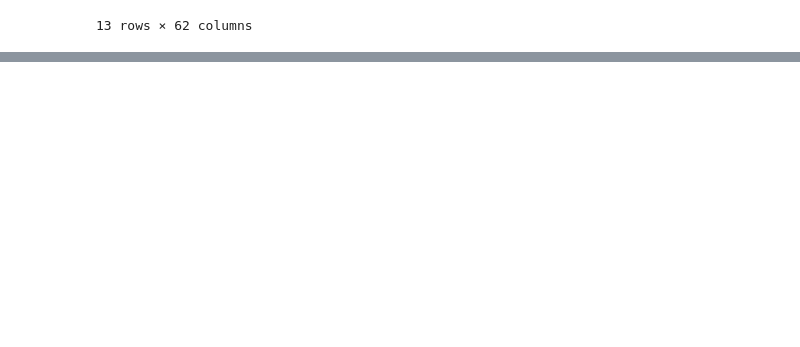
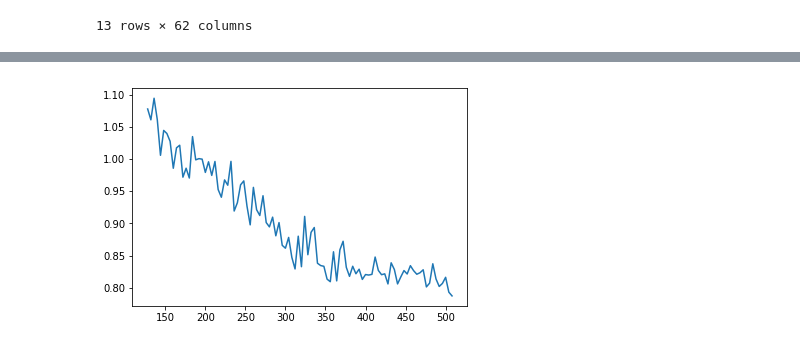
Before and after one commit to jelandes19/LSTMsAndInterpretability, a Jupyter notebook: PitchPredictionLSTM.ipynb, the cells around one changed output, grey strips where cells are left out. Cells and saved outputs as stored; diff of their text form; code cells hidden in the pictures; blank space fills up the shorter version.

```diff
--- a/PitchPredictionLSTM.ipynb
+++ b/PitchPredictionLSTM.ipynb
@@ -146,0 +213,33 @@ with tf.Session() as sess:
+# %%
+tf.reset_default_graph()
+rnn_sizes = np.arange(128, 512, 4)
+learning_rate = 1e-3
+rnn_size_mean_error = []
+rnn_size_min_error = []
+
+for rnn_size in rnn_sizes:
+
+    tf.reset_default_graph()
+
+    with tf.Session() as sess:
+
+        model = LSTMModel(rnn_size, output_size, learning_rate)
+        sess.run(tf.global_variables_initializer())
+
+        batch_size = 20
+        loss = []
+
+        for i in range(10):
+
+            inputs, labels, masked = generate_batch(20, train_values, train_labels)
+
+            for j in range(5):
+
+                d = {model.inputs: inputs, model.labels: labels, model.labels_mask: masked}
+
+                train_loss, _ = sess.run([model.loss, model.train_op], feed_dict=d)
+
+            loss.append(train_loss)
+
+        rnn_size_mean_error.append(np.mean(loss))
+        rnn_size_min_error.append(min(loss))
@@ -146,0 +264,5 @@ with tf.Session() as sess:
+# %%
+plt.plot(rnn_sizes, rnn_size_mean_error)
+plt.show()
+# %% [output]
+[figure, added]
```
Also changed, not shown: parts of 11 cells of this notebook, 5 other files.
